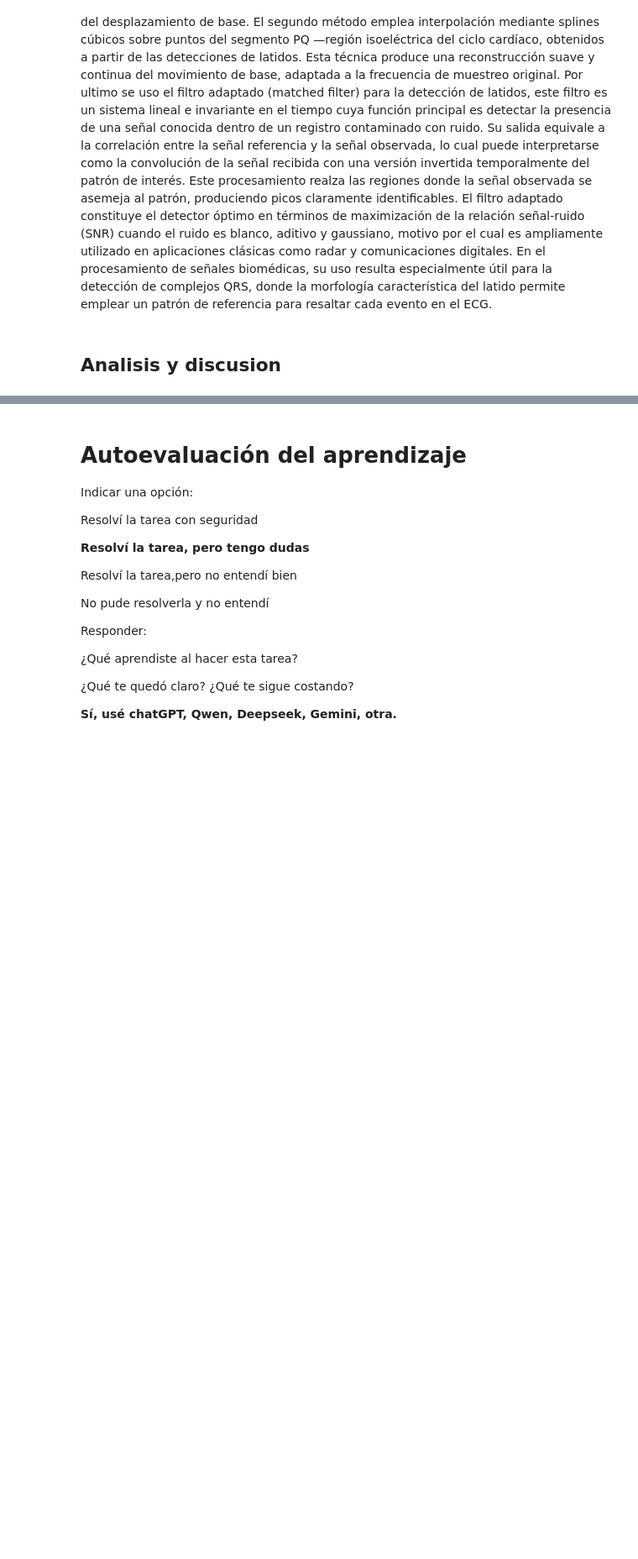
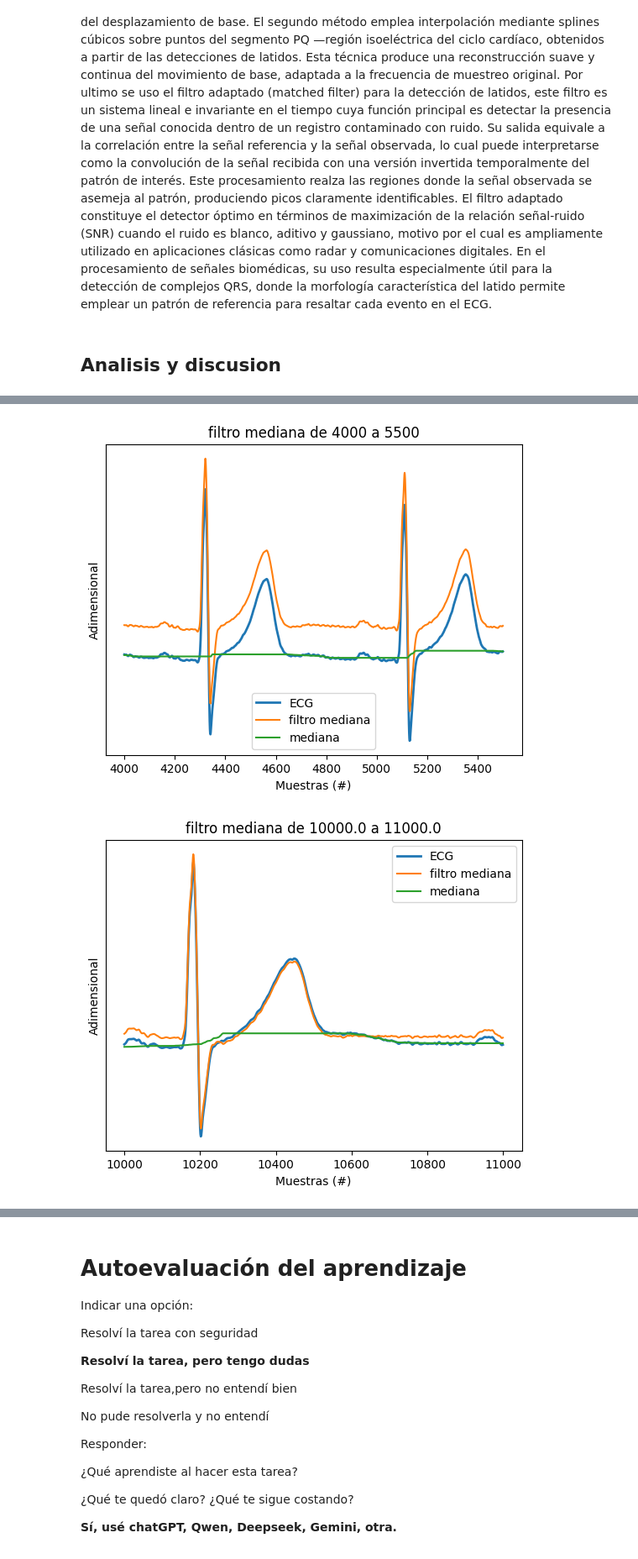
Before and after one commit to Subpion/AyPdS, a Jupyter notebook: TS9/TS9.ipynb, the cells around one changed output, grey strips where cells are left out. Shown: that part at 84% size. Saved outputs shown, nothing was run; the diff lists cells and outputs as text; code cells hidden in the pictures; blank space fills up the shorter version.

```diff
--- a/TS9/TS9.ipynb
+++ b/TS9/TS9.ipynb
@@ -15,0 +23,80 @@ En esta tarea se abordan métodos no lineales de estimación del movimiento de l
+# %%
+fs = 1000 # Hz
+
+##################
+## ECG con ruido
+##################
+
+# para listar las variables que hay en el archivo
+#sio.whosmat('ECG_TP4.mat')
+mat_struct = sio.loadmat('./ECG_TP4.mat')
+
+ecg_one_lead = mat_struct['ecg_lead'].flatten()
+cant_muestras = len(ecg_one_lead)
+
+mediana = signal.medfilt(volume=signal.medfilt(volume=ecg_one_lead, kernel_size=201), kernel_size=601) #kernel size impar para hacer bien la mediana
+
+ecg_mediana = ecg_one_lead - mediana
+
+ecg_real = np.load('ecg_sin_ruido.npy')
+###################################
+# Regiones de interés con ruido #
+###################################
+
+regs_interes = (
+        [4000, 5500], # muestras
+        [10e3, 11e3], # muestras
+        )
+
+for ii in regs_interes:
+
+    # intervalo limitado de 0 a cant_muestras
+    zoom_region = np.arange(np.max([0, ii[0]]), np.min([cant_muestras, ii[1]]), dtype='uint')
+
+    plt.figure()
+    plt.plot(zoom_region, ecg_one_lead[zoom_region], label='ECG', linewidth=2)
+    plt.plot(zoom_region, ecg_mediana[zoom_region ], label='filtro mediana')
+    plt.plot(zoom_region, mediana[zoom_region ], label='mediana')
+
+    plt.title('filtro mediana de ' + str(ii[0]) + ' a ' + str(ii[1]) )
+    plt.ylabel('Adimensional')
+    plt.xlabel('Muestras (#)')
+
+    axes_hdl = plt.gca()
+    axes_hdl.legend()
+    axes_hdl.set_yticks(())
+
+    plt.show()
+
+###################################
+# Regiones de interés sin ruido #
+###################################
+
+regs_interes = (
+        np.array([5, 5.2]) *60*fs, # minutos a muestras
+        np.array([12, 12.4]) *60*fs, # minutos a muestras
+        np.array([15, 15.2]) *60*fs, # minutos a muestras
+        )
+
+for ii in regs_interes:
+
+    # intervalo limitado de 0 a cant_muestras
+    zoom_region = np.arange(np.max([0, ii[0]]), np.min([cant_muestras, ii[1]]), dtype='uint')
+
+    plt.figure()
+    plt.plot(zoom_region, ecg_one_lead[zoom_region], label='ECG', linewidth=2)
+    #plt.plot(zoom_region, ECG_f_butt[zoom_region], label='Butterworth')
+    plt.plot(zoom_region, ecg_mediana[zoom_region ], label='filtro mediana')
+    plt.plot(zoom_region, mediana[zoom_region ], label='mediana')
+    plt.title('filtro mediana de ' + str(ii[0]) + ' a ' + str(ii[1]) )
+    plt.ylabel('Adimensional')
+    plt.xlabel('Muestras (#)')
+
+    axes_hdl = plt.gca()
+    axes_hdl.legend()
+    axes_hdl.set_yticks(())
+
+    plt.show()
+# %% [output]
+[figure, added]
+[figure, added]
```
Also changed, not shown: parts of 12 cells of this notebook.
